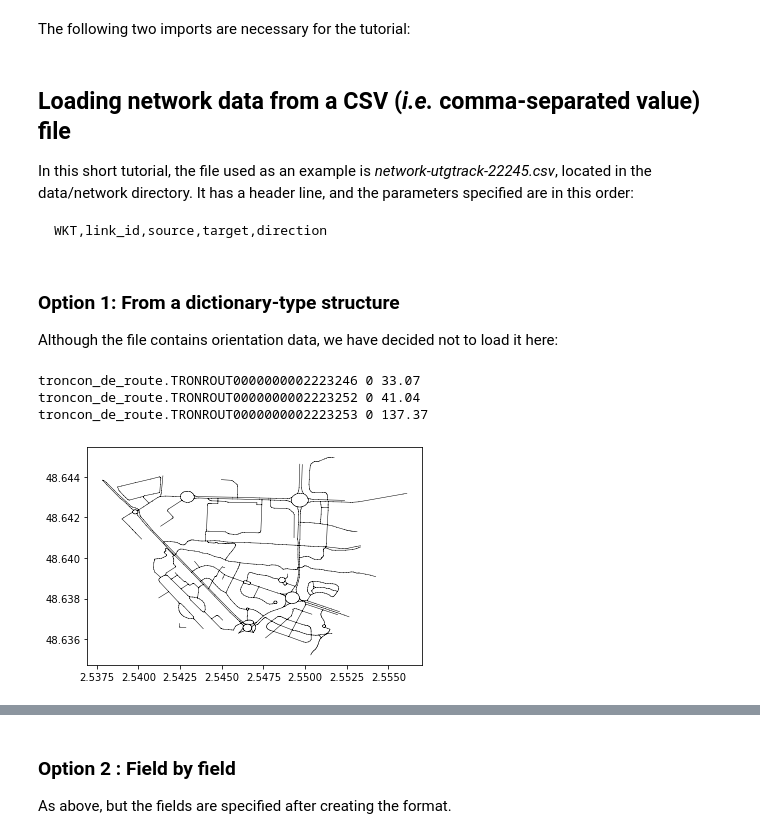
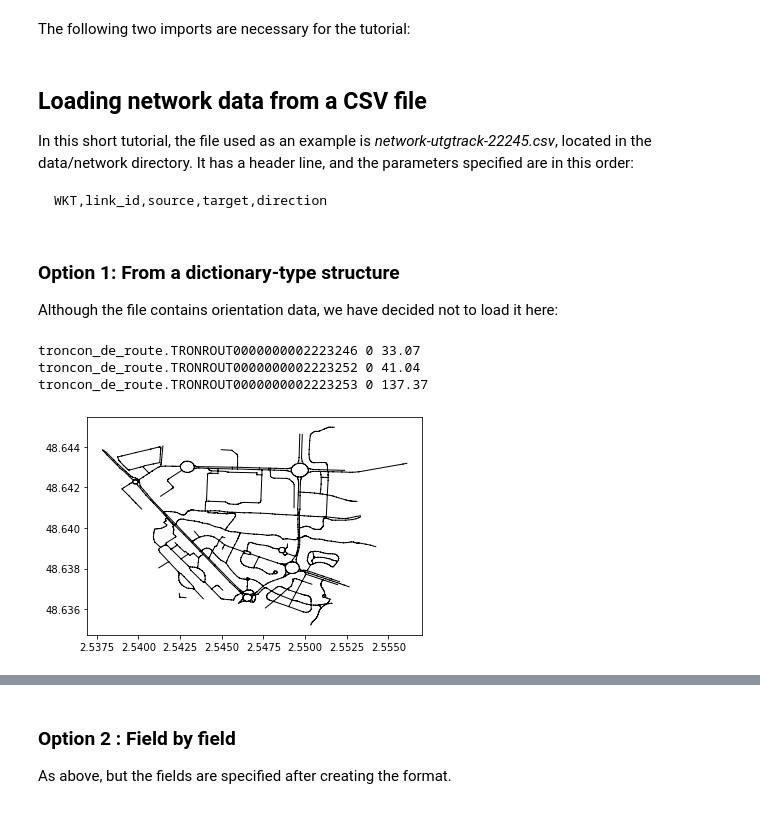
Before and after one commit to umrlastig/tracklib, a Jupyter notebook: doc/source/userguide/UG_IO_Network.ipynb, the cells around one changed output, grey strips where cells are left out. Cells and saved outputs as stored; diff of their text form; code cells hidden in the pictures.

```diff
--- a/doc/source/userguide/UG_IO_Network.ipynb
+++ b/doc/source/userguide/UG_IO_Network.ipynb
@@ -53,7 +54,7 @@ import matplotlib.pyplot as plt
 # Import tracklib library
 import tracklib as tkl
 # %% [markdown]
-## Loading network data from a CSV (*i.e.* comma-separated value) file
+## Loading network data from a CSV file
 
 In this short tutorial, the file used as an example is *network-utgtrack-22245.csv*, located in the data/network directory. It has a header line, and the parameters specified are in this order:
 
@@ -65,19 +66,19 @@ Although the file contains orientation data, we have decided not to load it here
 # %%
 # We define a network format
 fmt_vtt = tkl.NetworkFormat({"pos_edge_id": 1,  "pos_source": 2, "pos_target": 3, "pos_wkt": 0, "srid": "GEO"})
 
 # Then, we can load data
 netpath = "../../../data/network/network-utgtrack-22245.csv"
 network = tkl.NetworkReader.readFromFile(netpath, fmt_vtt, verbose=False)
-network.plot('k-', '', 'g-', 'r-', 0.5, plt)
+network.plot('k-', '', 'g-', 'r-', 1, plt)
 
 # the direction is not loaded:
 print (network.getEdgeId(25), network[25].orientation, round(network[25].weight, 2))
 print (network.getEdgeId(29), network[29].orientation, round(network[29].weight, 2))
 print (network.getEdgeId(30), network[30].orientation, round(network[30].weight, 2))
 # %% [output]
 troncon_de_route.TRONROUT0000000002223246 0 33.07
 troncon_de_route.TRONROUT0000000002223252 0 41.04
 troncon_de_route.TRONROUT0000000002223253 0 137.37
-[figure, old version]
+[figure, new version]
 # %% [markdown]
```
Also changed, not shown: parts of 4 cells of this notebook.
